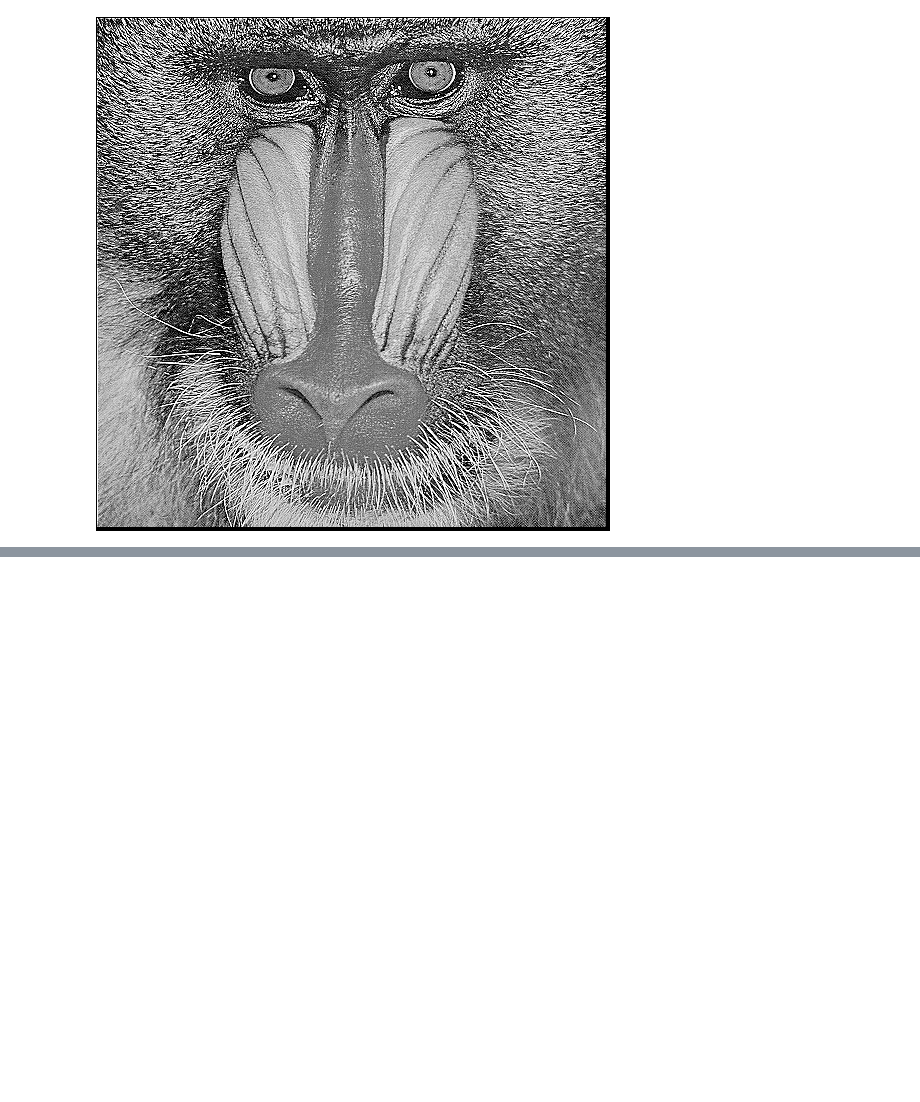
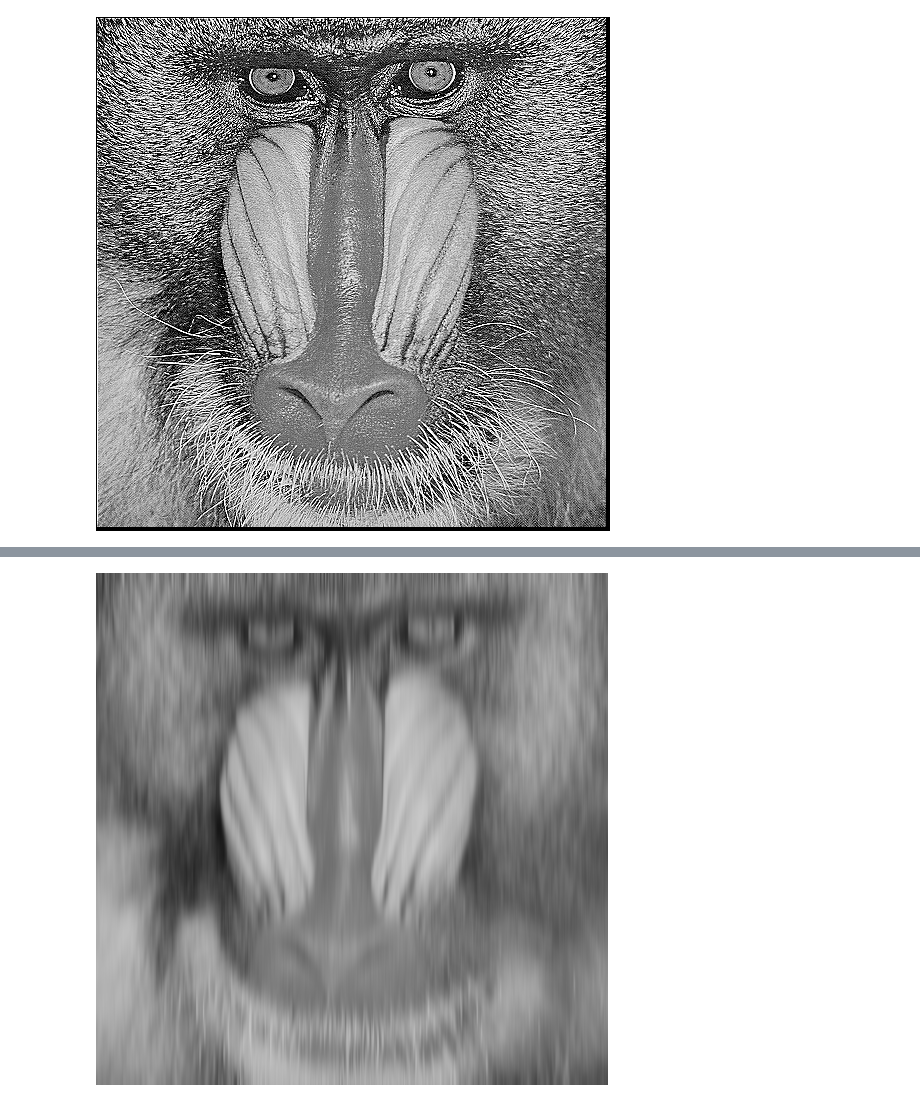
Before and after one commit to Firmanrachmad/PCVK_Firman, a Jupyter notebook: Modul 7.ipynb, the cells around one changed output, grey strips where cells are left out. Drawn from its saved outputs; the diff is of its cells as text; code cells hidden in the pictures; blank space fills up the shorter version.

```diff
--- a/Modul 7.ipynb
+++ b/Modul 7.ipynb
@@ -90,0 +122,9 @@ cv2_imshow(image_sharpen)
+# %%
+sigma = math.sqrt(441)
+gaussian_kernel = cv.getGaussianKernel(21, sigma)
+gauss_kernel = gaussian_kernel
+gaussian_kernel.transpose()
+image = cv.filter2D(src=image, ddepth=-1, kernel=gauss_kernel)
+cv2_imshow(image)
+# %% [output]
+[figure, added]
```
Also changed, not shown: parts of 4 cells of this notebook.
